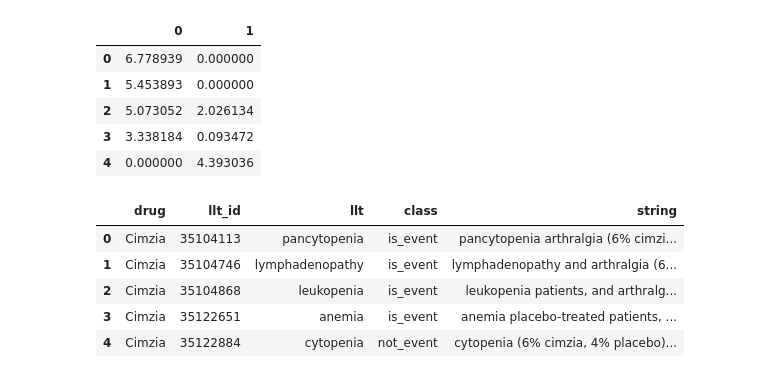
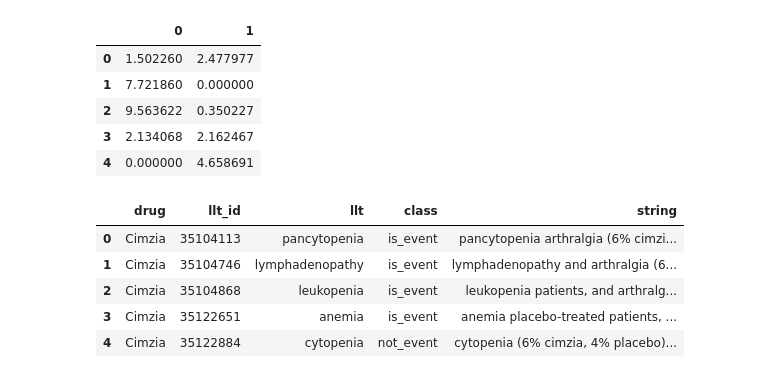
Before and after one commit to tatonetti-lab/onsides, a Jupyter notebook: notebooks/ClinicalBERT Model Performance.ipynb, the cells around one changed output. Saved outputs shown, nothing was run; the diff lists cells and outputs as text; code cells hidden in the pictures.

```diff
--- a/notebooks/ClinicalBERT Model Performance.ipynb
+++ b/notebooks/ClinicalBERT Model Performance.ipynb
@@ -21,14 +27,14 @@ total 1296
 # %%
-resultspath = '../results/final-bydrug_222_24_25_1e-06.csv'
+resultspath = '../results/final-bydrug_1_222_24_25_1e-06.csv'
 res = pd.read_csv(resultspath, header=None)
 res.head()
 # %% [output]
 |  | 0 | 1 |
-| 0 | 6.778939 | 0.000000 |
-| 1 | 5.453893 | 0.000000 |
-| 2 | 5.073052 | 2.026134 |
-| 3 | 3.338184 | 0.093472 |
-| 4 | 0.000000 | 4.393036 |
+| 0 | 1.502260 | 2.477977 |
+| 1 | 7.721860 | 0.000000 |
+| 2 | 9.563622 | 0.350227 |
+| 3 | 2.134068 | 2.162467 |
+| 4 | 0.000000 | 4.658691 |
 # %%
 datapath = '../data/clinical_bert_reference_set.txt'
 df = pd.read_csv(datapath)
```
Also changed, not shown: parts of 20 cells of this notebook, 6 other files.
